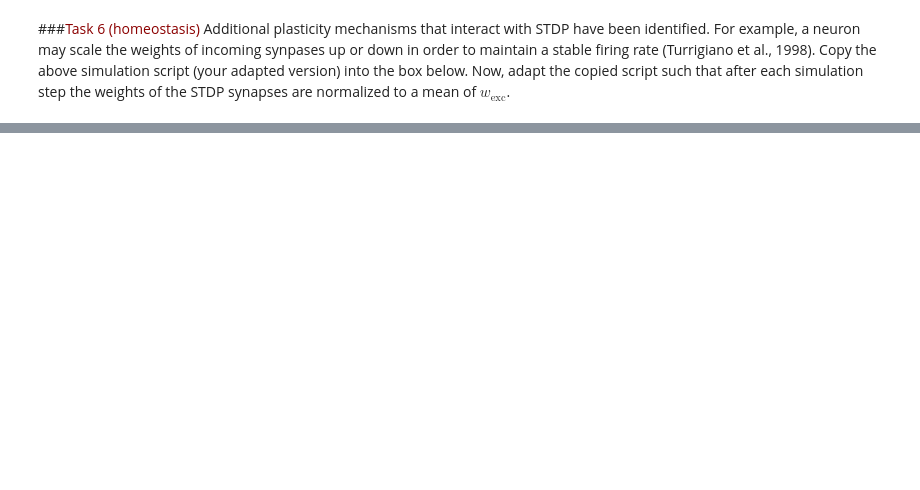
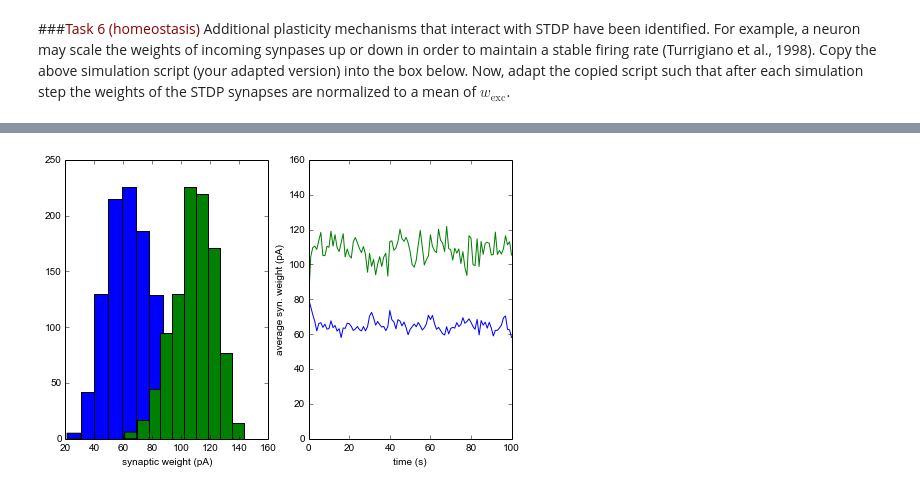
Before and after one commit to CiNCFZJ/CiNC, a Jupyter notebook: summerschool2015/STDP/stdp_tutorial.ipynb, the cells around one changed output, grey strips where cells are left out. Saved outputs shown, nothing was run; the diff lists cells and outputs as text; code cells hidden in the pictures; blank space fills up the shorter version.

```diff
--- a/summerschool2015/STDP/stdp_tutorial.ipynb
+++ b/summerschool2015/STDP/stdp_tutorial.ipynb
@@ -185,3 +288,99 @@ STDP is sensitive to synchronous spiking: If spikes arrive synchronously at the
 # %% [markdown]
 ###<font color=darkred size=''>Task 6 (homeostasis)</font>
 Additional plasticity mechanisms that interact with STDP have been identified. For example, a neuron may scale the weights of incoming synpases up or down in order to maintain a stable firing rate (Turrigiano et al., 1998). Copy the above simulation script (your adapted version) into the box below. Now, adapt the copied script such that after each simulation step the weights of the STDP synapses are normalized to a mean of $w_\mathrm{exc}$.
+# %%
+nu_syn = 2.
+
+# Remove any previously created network and resets the timer
+nest.ResetKernel()
+
+# We use the leaky integrate-and-fire neuron model in its default configuration
+neuron = nest.Create('iaf_neuron')
+
+# Poisson generator and parrot neurons that represent excitatory inputs
+pg_exc = nest.Create('poisson_generator', 1, {'rate': nu_loc})
+inputs = nest.Create('parrot_neuron', C_exc)
+
+pg_exc_asyn = nest.Create('poisson_generator', 1, {'rate': nu_loc-nu_syn})
+pg_exc_syn = nest.Create('poisson_generator', 1, {'rate': nu_syn})
+inputs_syn = nest.Create('parrot_neuron', 1)
+nest.Connect(pg_exc_syn, inputs_syn)
+
+# Poisson generators that represent inhibitory and external inputs
+pg_inh = nest.Create('poisson_generator', 1, {'rate': C_inh*nu_loc})
+pg_ext = nest.Create('poisson_generator', 1, {'rate': C_exc*nu_ext})
+
+# Spike detector to record spikes from the neuron
+sd_post = nest.Create('spike_detector', 1, {'to_file': False, 'to_memory': True})
+
+# Set the STDP parameters
+nest.SetStatus(neuron,{'tau_minus': 20.0})
+nest.SetDefaults('stdp_synapse', {'tau_plus': 20.0,
+                                  'mu_plus':   1.0,
+                                  'mu_minus':  1.0,
+                                  'alpha':     1.11,
+                                  'lambda':    0.1,
+                                  'Wmax':      2.0*w_exc})
+
+# Connect the Poisson generator for local excitation to the parrot neurons
+# -> each parrot neuron receives individual spikes, which it repeats
+# Connect the parrot neurons to the IAF neuron using STDP synapses
+nest.Connect(pg_exc, inputs[50:])
+nest.Connect(inputs_syn, inputs[:50])
+nest.Connect(pg_exc_asyn, inputs[:50])
+
+nest.Connect(inputs, neuron, syn_spec={'model': 'stdp_synapse', 'weight': w_exc})
+
+# Connect the other Poisson generators to the neuron
+nest.Connect(pg_inh, neuron, syn_spec={'weight': w_inh})
+nest.Connect(pg_ext, neuron, syn_spec={'weight': w_exc})
+
+# Connect the neuron to the spike detector
+nest.Connect(neuron, sd)
+
+# Get handles for STDP connections
+stdp_connections_asyn = nest.GetConnections(inputs[50:])
+stdp_connections_syn = nest.GetConnections(inputs[:50])
+
+ws_all_asyn = np.array(nest.GetStatus(stdp_connections_asyn,'weight'))
+ws_all_syn = np.array(nest.GetStatus(stdp_connections_syn,'weight'))
+ws_means_asyn = np.mean(ws_all_asyn)
+ws_means_syn = np.mean(ws_all_syn)
+
+# Simulate (100 x 1000) ms
+# Keep track of synaptic weights after each simulation step
+for i in range(100):
+    nest.Simulate(1000.0)
+    ws_syn = nest.GetStatus(stdp_connections_syn,'weight')
+    ws_asyn = nest.GetStatus(stdp_connections_asyn,'weight')
+    ws_all_asyn = np.append(ws_all_asyn, ws_asyn)
+    ws_all_syn = np.append(ws_all_syn, ws_syn)
+    ws_means_asyn = np.append(ws_means_asyn, np.mean(ws_asyn))
+    ws_means_syn = np.append(ws_means_syn, np.mean(ws_syn))
+    sum_weights = np.sum(ws_syn) + np.sum(ws_asyn)
+    ratio = w_exc / (sum_weights / C_exc)
+    #print ratio
+    conn = nest.GetConnections(inputs)
+    ws = nest.GetStatus(conn,'weight')
+    sum_weights = np.sum(ws)
+    ratio = w_exc / (sum_weights / C_exc)
+    nest.SetStatus(conn, [{'weight': w* ratio} for w in ws])
+
+# Analyse and plot synaptic weights
+fig = plt.figure(figsize=(8,5))
+
+# Distribution of synaptic weights
+# Use recordings of the last 10 simulation steps
+ax1 = fig.add_subplot(121)
+ax1.hist(ws_all_asyn[-10*C_exc:])
+ax1.hist(ws_all_syn[-10*C_exc:])
+ax1.set_xlabel('synaptic weight (pA)')
+
+# Development of average synaptic weight over time
+ax2 = fig.add_subplot(122)
+ax2.plot(ws_means_asyn)
+ax2.plot(ws_means_syn)
+ax2.set_ylim([0,2.0*w_exc])
+ax2.set_xlabel('time (s)')
+ax2.set_ylabel('average syn. weight (pA)')
+# %% [output]
@@ -187,0 +388 @@ Additional plasticity mechanisms that interact with STDP have been identified. F
+[figure, added]
```
Also changed, not shown: parts of 4 cells of this notebook, 18 other files.
